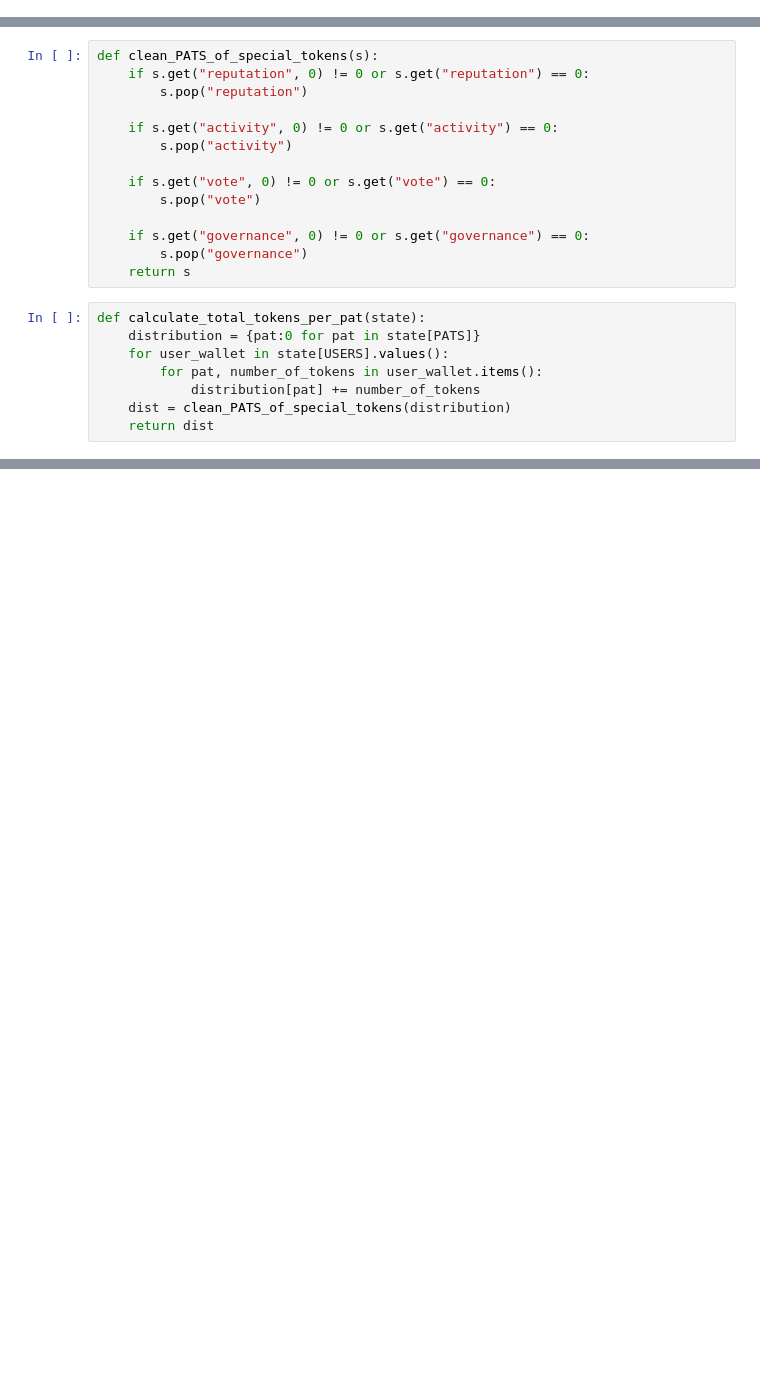
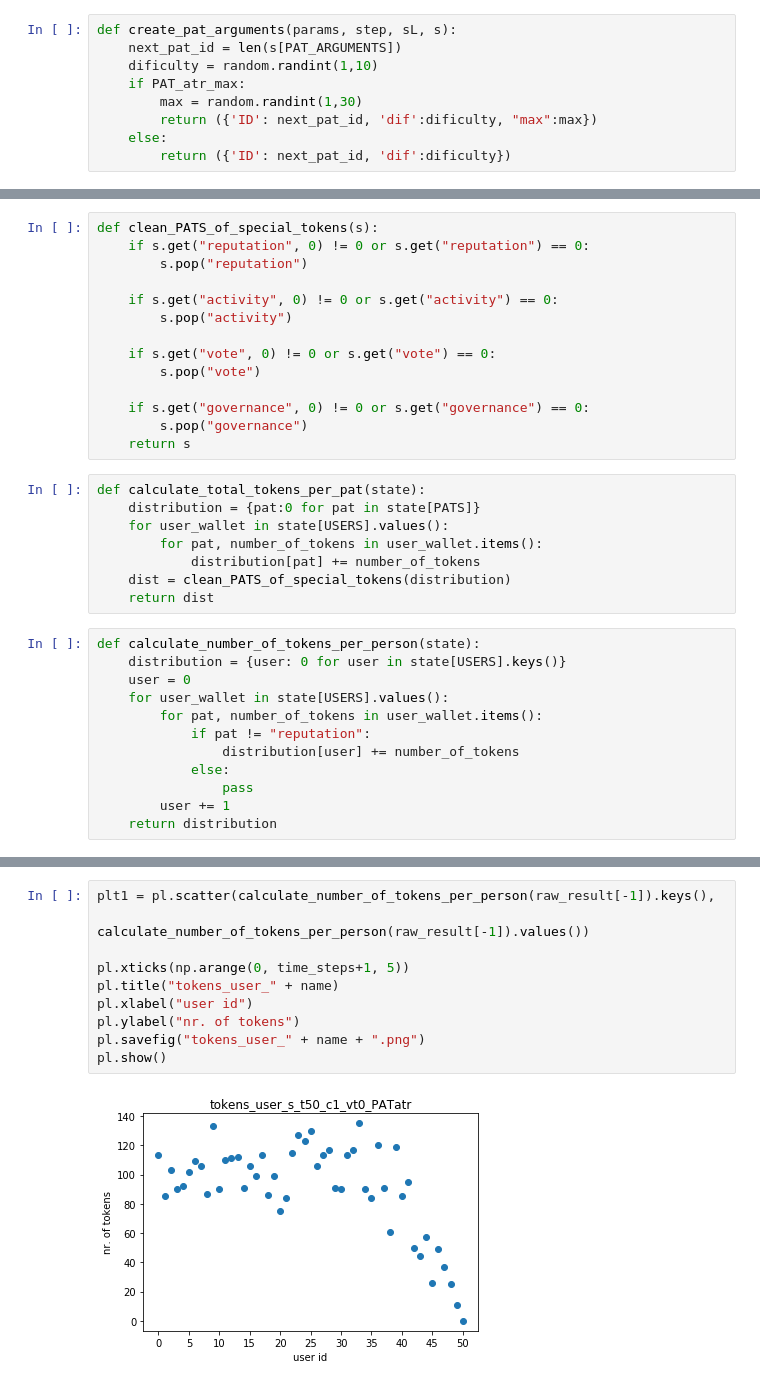
Before and after one commit to FuturICT2/FIN4Simulations, a Jupyter notebook: Voting.ipynb, the cells around one changed output, grey strips where cells are left out. Cells and saved outputs as stored; diff of their text form; blank space fills up the shorter version.

```diff
--- a/Voting.ipynb
+++ b/Voting.ipynb
@@ -199,6 +241,15 @@ def create_pat(params, step, sL, s):
         next_pat_id = len(s[PATS]) - 3
     x = {ADD_PATS:[next_pat_id,]}
     return x
+# %%
+def create_pat_arguments(params, step, sL, s):
+    next_pat_id = len(s[PAT_ARGUMENTS])
+    dificulty = random.randint(1,10)
+    if PAT_atr_max:
+        max = random.randint(1,30)
+        return ({'ID': next_pat_id, 'dif':dificulty, "max":max})
+    else:
+        return ({'ID': next_pat_id, 'dif':dificulty})
 # %%
 def user_actions(params, step, sL, s):
     gain = {}
@@ -432,3 +535,15 @@ def calculate_total_tokens_per_pat(state):
             distribution[pat] += number_of_tokens
     dist = clean_PATS_of_special_tokens(distribution)
     return dist
+# %%
+def calculate_number_of_tokens_per_person(state):
+    distribution = {user: 0 for user in state[USERS].keys()}
+    user = 0
+    for user_wallet in state[USERS].values():
+        for pat, number_of_tokens in user_wallet.items():
+            if pat != "reputation":
+                distribution[user] += number_of_tokens
+            else:
+                pass
+        user += 1
+    return distribution
@@ -446,0 +598,12 @@ pl.show()
+# %%
+plt1 = pl.scatter(calculate_number_of_tokens_per_person(raw_result[-1]).keys(),
+                  calculate_number_of_tokens_per_person(raw_result[-1]).values())
+
+pl.xticks(np.arange(0, time_steps+1, 5))
+pl.title("tokens_user_" + name)
+pl.xlabel("user id")
+pl.ylabel("nr. of tokens")
+pl.savefig("tokens_user_" + name + ".png")
+pl.show()
+# %% [output]
+[figure, added]
```
Also changed, not shown: parts of 14 cells of this notebook.
